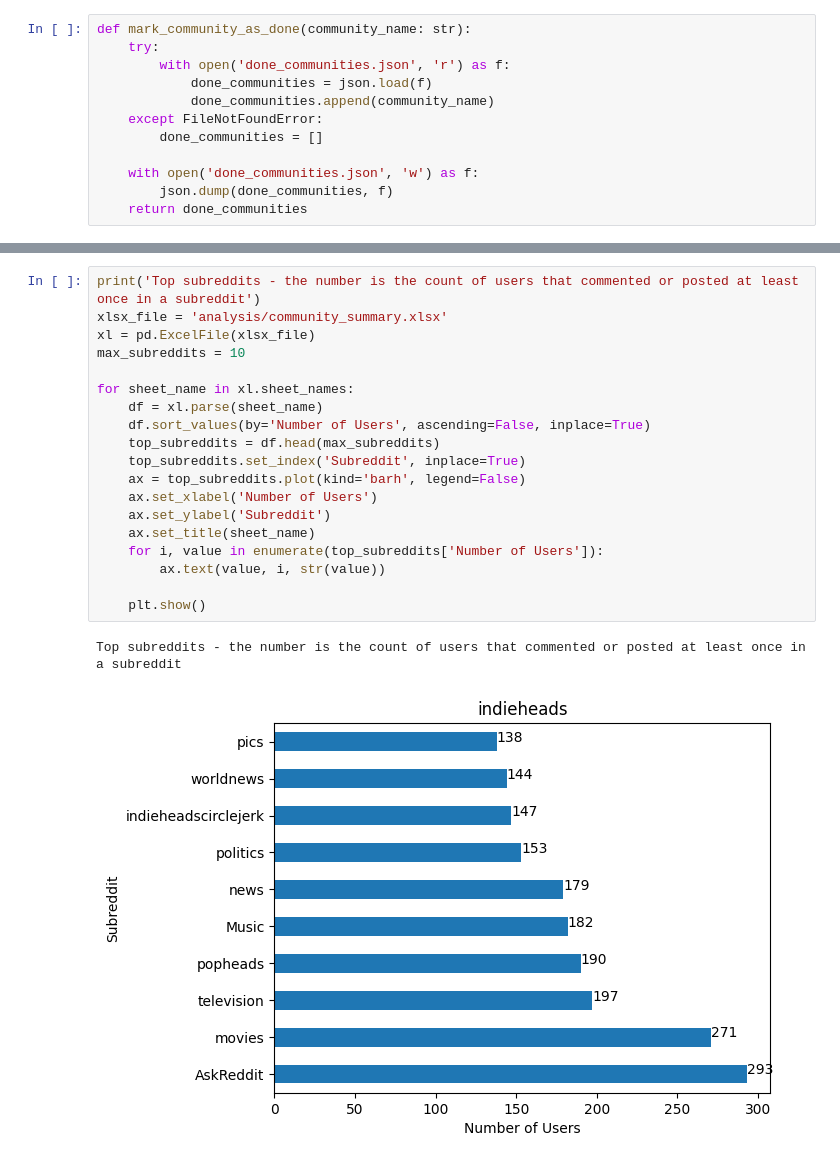
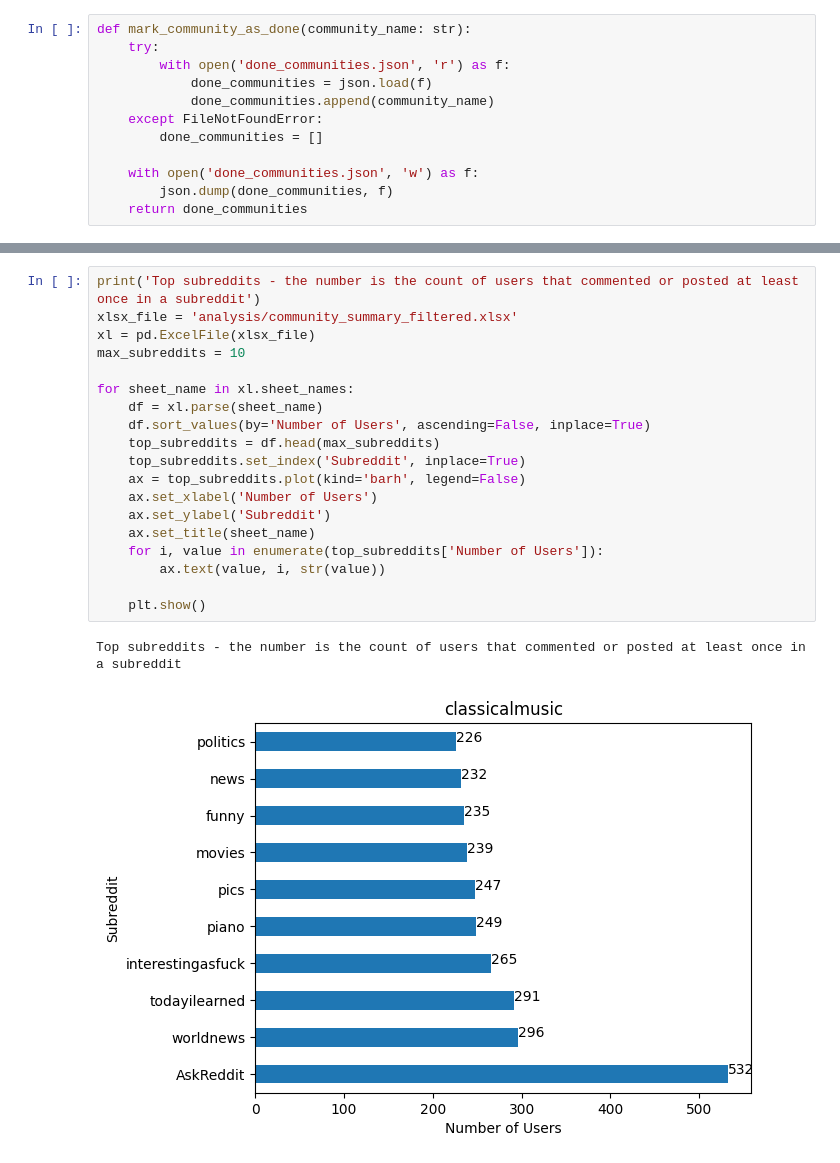
Before and after one commit to eliranshemtov/Musical-Preferences-And-Textual-Expression, a Jupyter notebook: Step3-Focus-Top-1000-Authors.ipynb, the cells around one changed output, grey strips where cells are left out. Saved outputs shown, nothing was run; the diff lists cells and outputs as text.

```diff
--- a/Step3-Focus-Top-1000-Authors.ipynb
+++ b/Step3-Focus-Top-1000-Authors.ipynb
@@ -292,22 +370,22 @@ workbook.save('analysis/community_summary.xlsx')
 # %%
 print('Top subreddits - the number is the count of users that commented or posted at least once in a subreddit')
-xlsx_file = 'analysis/community_summary.xlsx'
+xlsx_file = 'analysis/community_summary_filtered.xlsx'
 xl = pd.ExcelFile(xlsx_file)
 max_subreddits = 10
 
 for sheet_name in xl.sheet_names:
     df = xl.parse(sheet_name)
     df.sort_values(by='Number of Users', ascending=False, inplace=True)
     top_subreddits = df.head(max_subreddits)
     top_subreddits.set_index('Subreddit', inplace=True)
     ax = top_subreddits.plot(kind='barh', legend=False)
     ax.set_xlabel('Number of Users')
     ax.set_ylabel('Subreddit')
     ax.set_title(sheet_name)
     for i, value in enumerate(top_subreddits['Number of Users']):
         ax.text(value, i, str(value))
 
     plt.show()
 # %% [output]
 Top subreddits - the number is the count of users that commented or posted at least once in a subreddit
-[figure, old version]
+[figure, new version]
```
Also changed, not shown: parts of 22 cells of this notebook, 2 other files.
